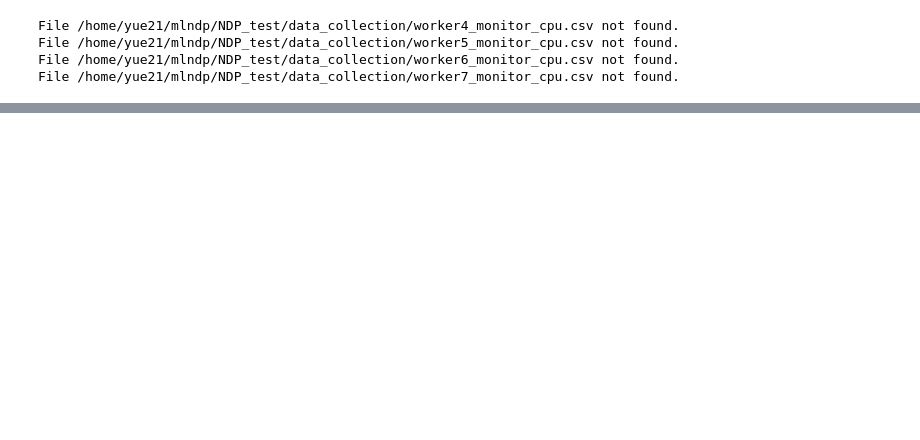
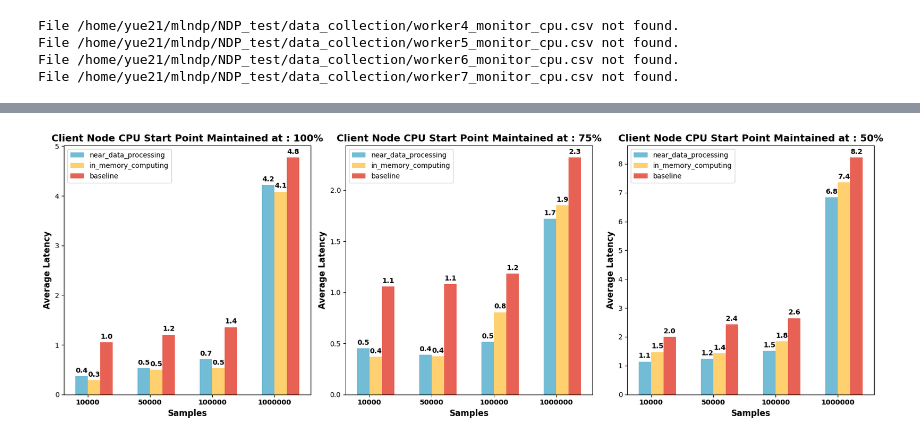
Before and after one commit to shou123/mlndp, a Jupyter notebook: NDP_test/data_collection/plot.ipynb, the cells around one changed output, grey strips where cells are left out. Saved outputs shown, nothing was run; the diff lists cells and outputs as text; code cells hidden in the pictures; blank space fills up the shorter version.

```diff
--- a/NDP_test/data_collection/plot.ipynb
+++ b/NDP_test/data_collection/plot.ipynb
@@ -207,0 +450,53 @@ File /home/yue21/mlndp/NDP_test/data_collection/worker7_monitor_cpu.csv not foun
+# %%
+import matplotlib.pyplot as plt
+import numpy as np
+
+# Data
+data = {
+    100: {
+        "near_data_processing": [0.36871178150177003, 0.5268545866012573, 0.7127678155899048, 4.22022578716278],
+        "in_memory_computing": [0.2874375581741333, 0.49475712776184083, 0.5245065212249755, 4.084991693496704],
+        "baseline": [1.0492528438568116, 1.2058507919311523, 1.3559221982955934, 4.771794366836548]
+    },
+    75: {
+        "near_data_processing": [0.4501515865325928, 0.3884404420852661, 0.5166100025177002, 1.7209781408309937],
+        "in_memory_computing": [0.36692252159118655, 0.374989652633667, 0.8052613019943237, 1.852303729057312],
+        "baseline": [1.055924940109253, 1.0792118549346923, 1.1821234464645385, 2.3195033073425293]
+    },
+    50: {
+        "near_data_processing": [1.1435139417648315, 1.241099238395691, 1.5077246904373169, 6.835019493103027],
+        "in_memory_computing": [1.471447491645813, 1.421910047531128, 1.8405977964401246, 7.358511519432068],
+        "baseline": [2.00158953666687, 2.424837040901184, 2.6475526094436646, 8.219425272941589]
+    }
+}
+
+# Plotting
+samples = [10000, 50000, 100000, 1000000]
+x = np.arange(len(samples))
+bar_width = 0.2
+
+fig, axes = plt.subplots(1, 3, figsize=(17, 6))
+
+colors = [
+    (114/255, 188/255, 213/255),  # Convert RGB to a tuple of values between 0 and 1
+    (255/255, 208/255, 111/255),
+    (231/255, 98/255, 84/255)
+]
+
+for ax, (nodes, node_data) in zip(axes, data.items()):
+    for i, (category, latencies) in enumerate(node_data.items()):
+        rects = ax.bar(x + i * bar_width, latencies, bar_width, label=category,color=colors[i])
+        ax.bar_label(rects, fmt='%0.1f', padding=3, fontsize=10, fontweight='bold')
+
+    ax.set_xlabel('Samples', fontsize=12, fontweight='bold')
+    ax.set_ylabel('Average Latency', fontsize=12, fontweight='bold')
+    ax.set_title(f'Client Node CPU Start Point Maintained at : {nodes}%', fontsize=14, fontweight='bold')
+    ax.set_xticks(x + bar_width / 2)
+    ax.set_xticklabels(samples, fontweight='bold')
+    ax.tick_params(axis='y', labelsize=10)  # Set y-axis tick label size
+    ax.legend(loc='upper left')  # Add legend to each subplot
+
+plt.tight_layout()
+plt.show()
+# %% [output]
+[figure, added]
```
Also changed, not shown: parts of 11 cells of this notebook, 10 other files.
